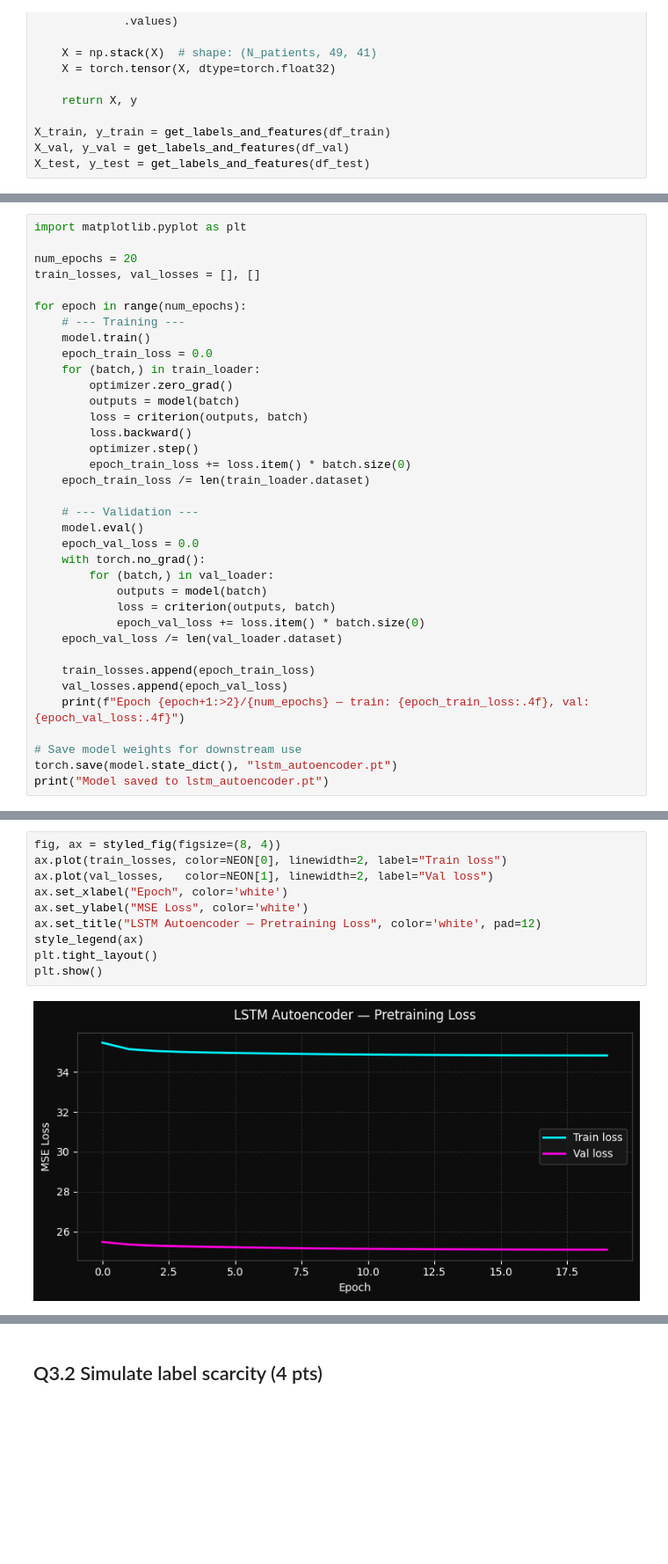
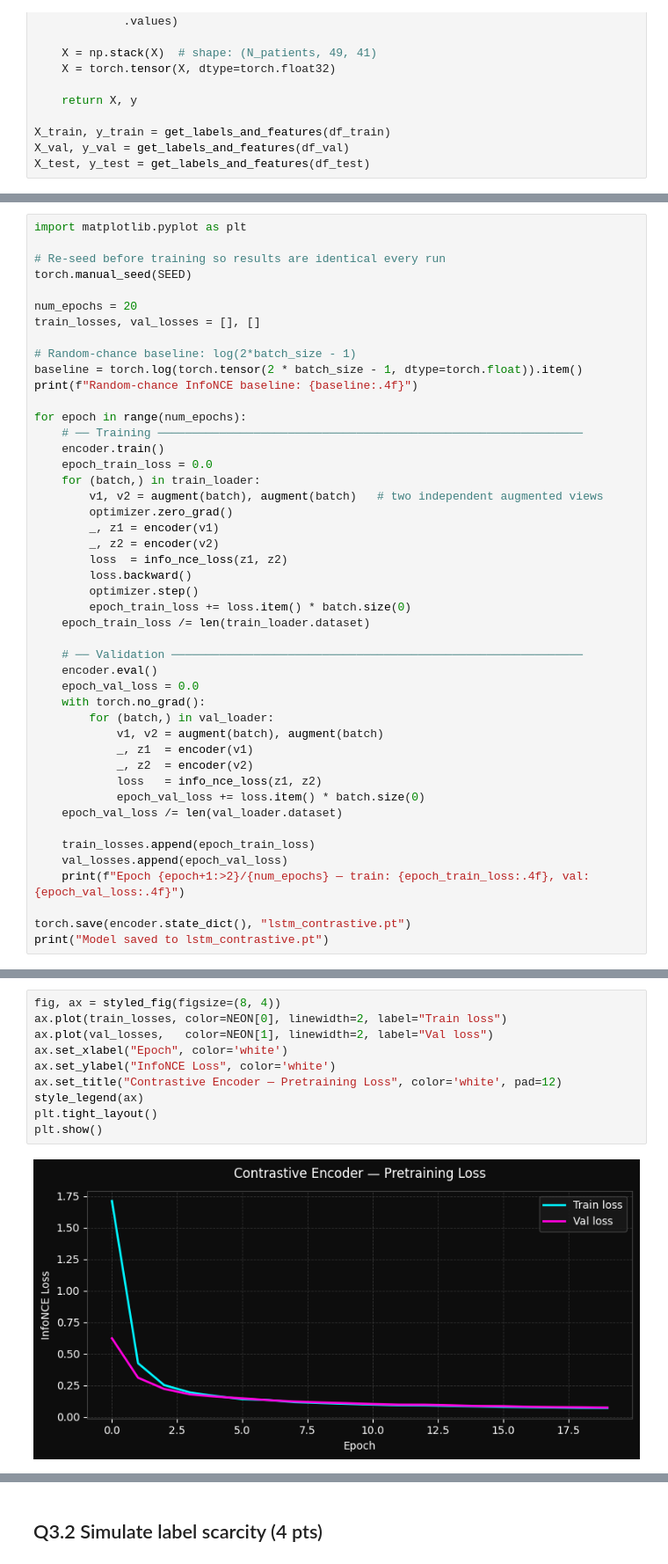
Before and after one commit to kathalikren/Machine-Learning-for-Health-Care, a Jupyter notebook: exercise_3.ipynb, the cells around one changed output, grey strips where cells are left out. Shown at 88% size. Cells and saved outputs as stored; diff of their text form; blank space fills up the shorter version.

```diff
--- a/exercise_3.ipynb
+++ b/exercise_3.ipynb
@@ -101,29 +158,40 @@ val_loader   = DataLoader(TensorDataset(X_val),   batch_size=batch_size, shuffle
 # %%
 import matplotlib.pyplot as plt
+
+# Re-seed before training so results are identical every run
+torch.manual_seed(SEED)
 
 num_epochs = 20
 train_losses, val_losses = [], []
 
+# Random-chance baseline: log(2*batch_size - 1)
+baseline = torch.log(torch.tensor(2 * batch_size - 1, dtype=torch.float)).item()
+print(f"Random-chance InfoNCE baseline: {baseline:.4f}")
+
 for epoch in range(num_epochs):
-    # --- Training ---
-    model.train()
+    # ── Training ──────────────────────────────────────────────────────────────
+    encoder.train()
     epoch_train_loss = 0.0
     for (batch,) in train_loader:
+        v1, v2 = augment(batch), augment(batch)   # two independent augmented views
         optimizer.zero_grad()
-        outputs = model(batch)
-        loss = criterion(outputs, batch)
+        _, z1 = encoder(v1)
+        _, z2 = encoder(v2)
+        loss  = info_nce_loss(z1, z2)
         loss.backward()
         optimizer.step()
         epoch_train_loss += loss.item() * batch.size(0)
     epoch_train_loss /= len(train_loader.dataset)
 
-    # --- Validation ---
-    model.eval()
+    # ── Validation ────────────────────────────────────────────────────────────
+    encoder.eval()
     epoch_val_loss = 0.0
     with torch.no_grad():
         for (batch,) in val_loader:
-            outputs = model(batch)
-            loss = criterion(outputs, batch)
+            v1, v2 = augment(batch), augment(batch)
+            _, z1  = encoder(v1)
+            _, z2  = encoder(v2)
+            loss   = info_nce_loss(z1, z2)
             epoch_val_loss += loss.item() * batch.size(0)
     epoch_val_loss /= len(val_loader.dataset)
 
@@ -131,7 +199,6 @@ for epoch in range(num_epochs):
     val_losses.append(epoch_val_loss)
     print(f"Epoch {epoch+1:>2}/{num_epochs} — train: {epoch_train_loss:.4f}, val: {epoch_val_loss:.4f}")
 
-# Save model weights for downstream use
-torch.save(model.state_dict(), "lstm_autoencoder.pt")
-print("Model saved to lstm_autoencoder.pt")
+torch.save(encoder.state_dict(), "lstm_contrastive.pt")
+print("Model saved to lstm_contrastive.pt")
 # %% [output]
@@ -153,12 +222,12 @@ Epoch 15/20 — train: 34.8441, val: 25.1074
 # %%
 fig, ax = styled_fig(figsize=(8, 4))
 ax.plot(train_losses, color=NEON[0], linewidth=2, label="Train loss")
 ax.plot(val_losses,   color=NEON[1], linewidth=2, label="Val loss")
 ax.set_xlabel("Epoch", color='white')
-ax.set_ylabel("MSE Loss", color='white')
-ax.set_title("LSTM Autoencoder — Pretraining Loss", color='white', pad=12)
+ax.set_ylabel("InfoNCE Loss", color='white')
+ax.set_title("Contrastive Encoder — Pretraining Loss", color='white', pad=12)
 style_legend(ax)
 plt.tight_layout()
 plt.show()
 # %% [output]
-[figure, old version]
+[figure, new version]
```
Also changed, not shown: parts of 31 cells of this notebook, 1 other file.
